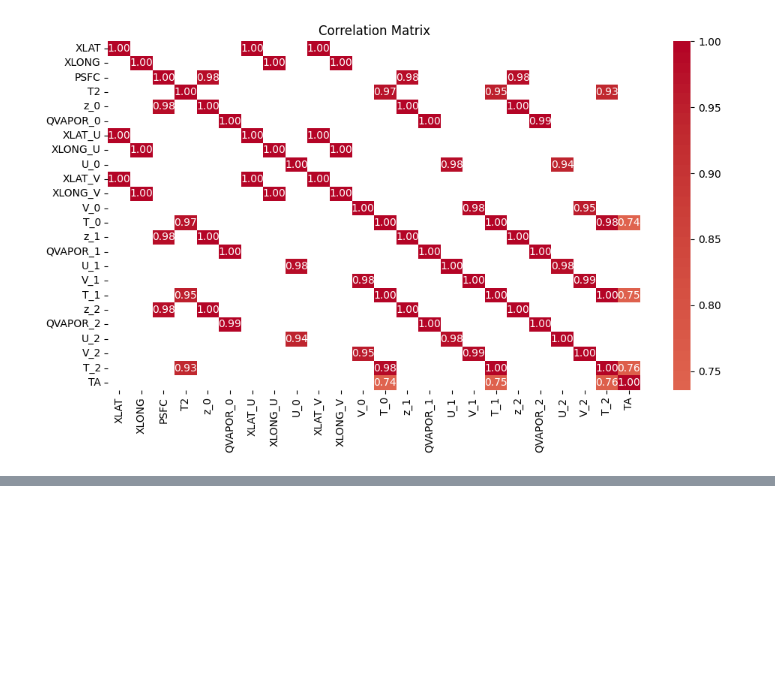
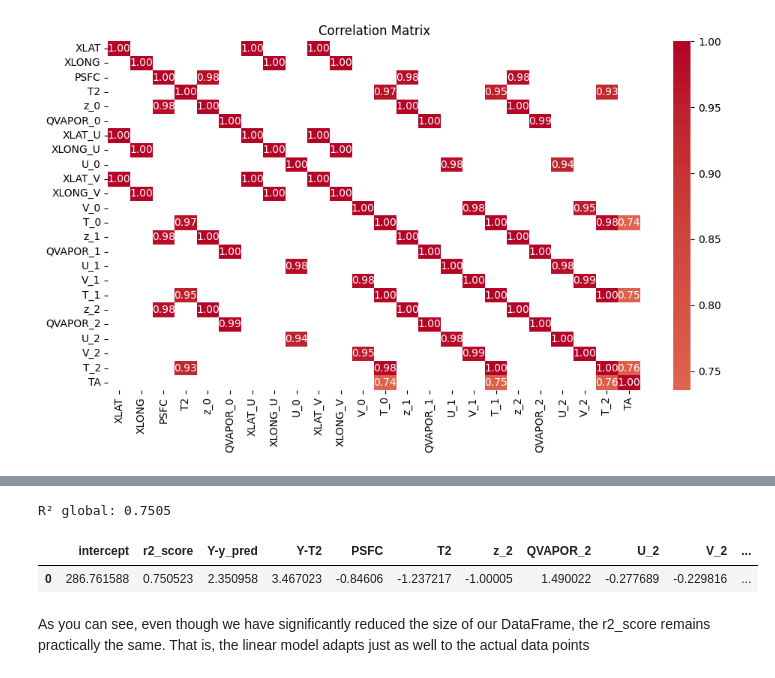
Before and after one commit to Hugopeb/ai-temperature-prediction, a Jupyter notebook: NOTEBOOKS/data_preproccessing_github.ipynb, the cells around one changed output, grey strips where cells are left out. Cells and saved outputs as stored; diff of their text form; code cells hidden in the pictures; blank space fills up the shorter version.

```diff
--- a/NOTEBOOKS/data_preproccessing_github.ipynb
+++ b/NOTEBOOKS/data_preproccessing_github.ipynb
@@ -208,0 +297,42 @@ These high correlations are largely due to the physical nature of the variables.
+# %%
+import numpy as np
+import pandas as pd
+import matplotlib.pyplot as plt
+from sklearn.linear_model import LinearRegression
+from sklearn.metrics import r2_score
+from sklearn.preprocessing import StandardScaler
+
+df = pd.read_csv('DATA_v1.csv').dropna()
+
+X = df.drop(columns=['TA', 'id', 'datetime', 'hour', 'day', 'XLAT', 'XLONG', 'QVAPOR_0', 'QVAPOR_1', 'z_0', 'z_1',
+                     'V_0', 'V_1', 'U_0', 'U_1', 'XLAT_U', 'XLAT_V', 'XLONG_U', 'XLONG_V', 'T_0', 'T_1'])
+Y = df['TA'] + 273.15
+
+scaler = StandardScaler()
+X_scaled = scaler.fit_transform(X)
+
+model = LinearRegression()
+model.fit(X_scaled, Y)
+y_pred = model.predict(X_scaled)
+
+r2 = r2_score(Y, y_pred)
+print(f"R² global: {r2:.4f}")
+
+# Guardar resultados
+fila = {
+    'intercept': model.intercept_,
+    'r2_score': r2,
+    'Y-y_pred': np.mean(np.abs(Y - y_pred)),
+    'Y-T2': np.mean(np.abs(Y - df['T2']))
+}
+for var_name, coef in zip(X.columns, model.coef_):
+    fila[var_name] = coef
+
+df_result = pd.DataFrame([fila])
+df_result
+# %% [output]
+R² global: 0.7505
+|  | intercept | r2_score | Y-y_pred | Y-T2 | PSFC | T2 | z_2 | QVAPOR_2 | U_2 | V_2 | ... |
+| 0 | 286.761588 | 0.750523 | 2.350958 | 3.467023 | -0.84606 | -1.237217 | -1.00005 | 1.490022 | -0.277689 | -0.229816 | ... |
+# %% [markdown]
+As you can see, even though we have significantly reduced the size of our DataFrame, the r2_score remains practically the same. That is, the linear model adapts just as well to the actual data points
```
Also changed, not shown: parts of 7 cells of this notebook.
